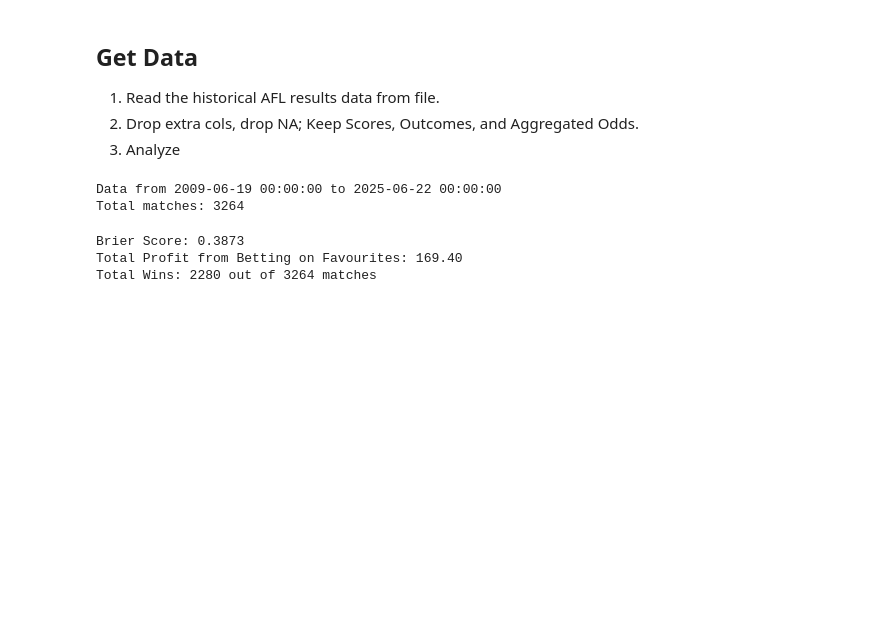
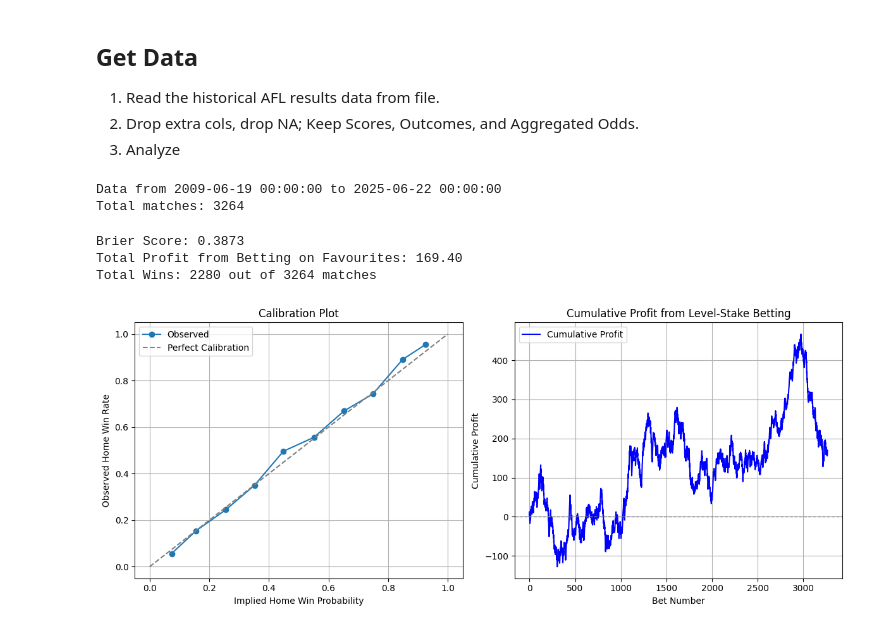
Before and after one commit to priyamDalmia/zion_alpha_test, a Jupyter notebook: analyze.ipynb, the cells around one changed output. Cells and saved outputs as stored; diff of their text form; code cells hidden in the pictures; blank space fills up the shorter version.

```diff
--- a/analyze.ipynb
+++ b/analyze.ipynb
@@ -82,18 +183,31 @@ def calculate_brier_score(probs, outcomes):
 # %%
 # Get fair odds - Normalized odds
-fair_odds, fair_probs = calculate_normmalized_implied_probabilities(data[['Home Odds', 'Away Odds']])
+faifair_odds, fair_probs = calculate_weighted_implied_probabilities(data[['Home Odds', 'Away Odds']].copy())
+
+# Build figure and axes for plotting
+fig, axs = plt.subplots(1, 2, figsize=(12, 5))
 
 # Get Brier Score
 brier_score = calculate_brier_score(fair_probs, data["Outcomes"])
 print(f"Brier Score: {brier_score:.4f}")
 
+# Plot calibration curve
+plot_calibration_curve(fair_odds, data["Outcomes"], ax=axs[0])
+
 # Get profit from betting on favourites
 profits, total_wins = simulate_favourite_betting_strategy(fair_odds, fair_probs, data["Outcomes"])
 print(f"Total Profit from Betting on Favourites: {sum(profits):.2f}")
 print(f"Total Wins: {total_wins} out of {len(data)} matches")
+
+# Plot cumulative profit
+plot_cumulative_profit(pd.Series(profits), ax=axs[1])
+
+plt.tight_layout()
+plt.show()
 # %% [output]
 Brier Score: 0.3873
 Total Profit from Betting on Favourites: 169.40
 Total Wins: 2280 out of 3264 matches
+[figure, added]
 # %%
 # Get Weighted Odds
```
Also changed, not shown: parts of 3 cells of this notebook, 3 other files.
